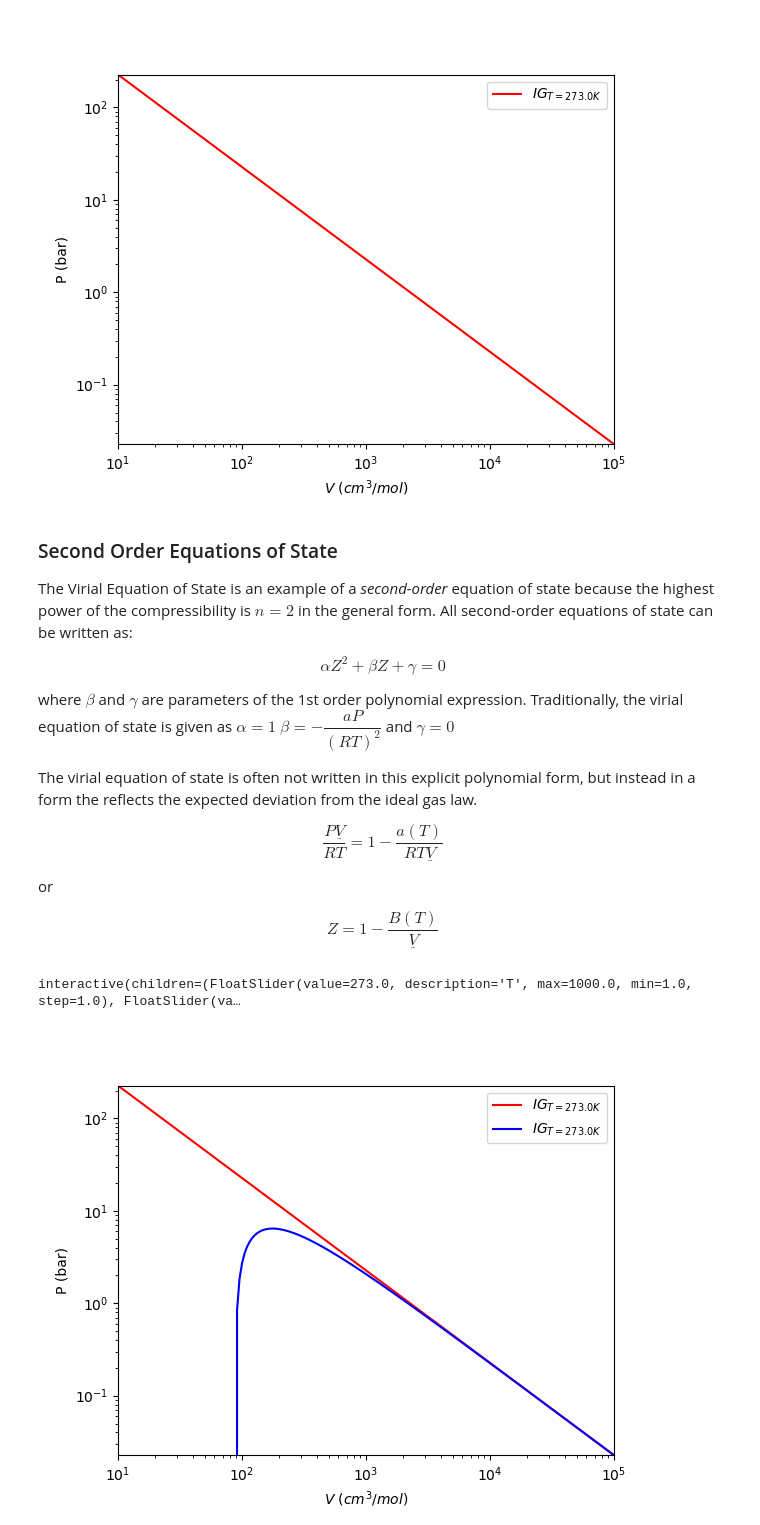
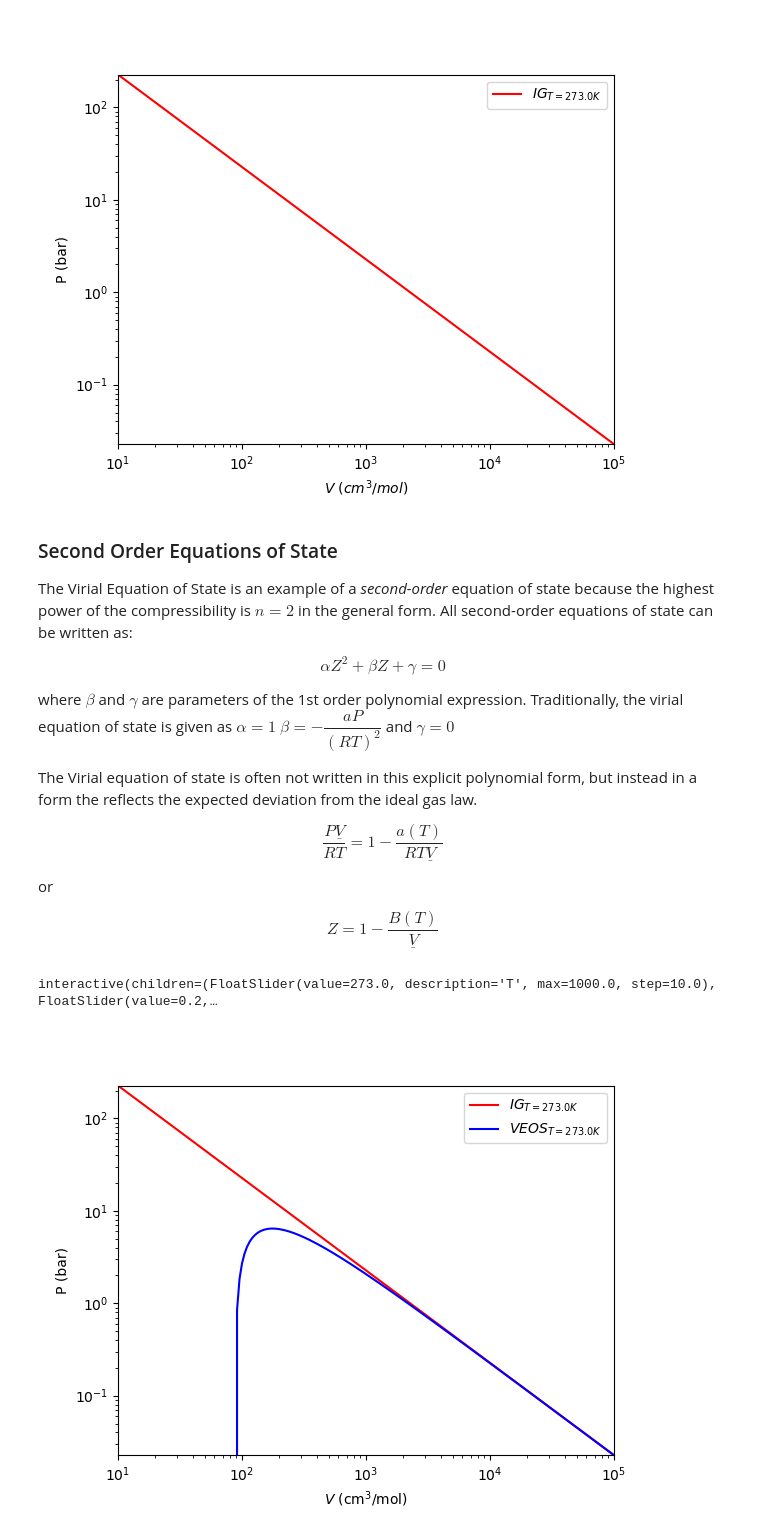
Before and after one commit to richardslaboratory/ChBE211_OER, a Jupyter notebook: _sources/Ch4/2.Virial-Equations-of-State.ipynb, the cells around one changed output. Cells and saved outputs as stored; diff of their text form; code cells hidden in the pictures.

```diff
--- a/_sources/Ch4/2.Virial-Equations-of-State.ipynb
+++ b/_sources/Ch4/2.Virial-Equations-of-State.ipynb
@@ -76,7 +81,7 @@ $$ \alpha Z^2 + \beta Z+\gamma=0 $$
 
 where $\beta$ and $\gamma$ are parameters of the 1st order polynomial expression. Traditionally, the virial equation of state is given as $\alpha=1$ $\beta=-\dfrac{aP}{(RT)^2}$ and $\gamma=0$
 
-The virial equation of state is often not written in this explicit polynomial form, but instead in a form the reflects the expected deviation from the ideal gas law.
+The Virial equation of state is often not written in this explicit polynomial form, but instead in a form the reflects the expected deviation from the ideal gas law.
 
 $$\dfrac{P\underline{V}}{RT}=1-\dfrac{a(T)}{RT\underline{V}}$$
 
@@ -86,47 +91,51 @@ $$Z=1-\dfrac{B(T)}{\underline{V}}$$
 # %%
 %matplotlib widget
 from ipywidgets import *
 import matplotlib.pyplot as plt
 import numpy as np
 
-##lets define some properties
-R=8.314##J/mol*K
+# Define constants
+R = 8.314  # J/mol*K
 
-##typical molar valume ranges fall in this value of density
-V=np.logspace(1,5,201)##cm3/mol
-T=298 ## Kelvin
-a=0.2##Pa*m^6/mol
+# Typical molar volume ranges
+V = np.logspace(1, 5, 201)  # cm^3/mol
+T = 298  # Kelvin
+a = 0.2  # Pa*m^6/mol
 
-def P_VEOS(T,V,a):
+def P_IG(T, V):
+    return R * T / V  # bar (scaled)
 
-    return R*T/V-a*10**6/V**2 ## units returned in bar
+def P_VEOS(T, V, a):
+    return R * T / V - a*10**6 / V**2  # bar
 
 fig = plt.figure()
 ax = fig.add_subplot(1, 1, 1)
 
-line1,=plt.plot(V,P_IG(T,V),'-r',label=r'$IG_{T=%3.1f K}$'%T)
-line2,=plt.plot(V,P_VEOS(T,V,a),'-b',label=r'$VEOS_{T=%3.1f K}$'%T)
+line1, = plt.plot(V, P_IG(T, V), '-r', label=r'$IG_{T=%3.1f K}$' % T)
+line2, = plt.plot(V, P_VEOS(T, V, a), '-b', label=r'$VEOS_{T=%3.1f K}$' % T)
 
 plt.yscale('log')
 plt.xscale('log')
 plt.ylabel('P (bar)')
-plt.xlabel(r'$V$ $(cm^3/mol)$')
+plt.xlabel(r'$V$ (cm$^3$/mol)')
 plt.legend()
 
-def update(T=273,a=0.2):
-    line1.set_data(V,P_IG(T,V))
-    line1.set_label(r'$IG_{T=%3.1f K}$'%T)
-    line2.set_data(V,P_VEOS(T,V,a))
-    line2.set_label(r'$IG_{T=%3.1f K}$'%T)
-    plt.xlim(min(V),max(V))
-    plt.ylim(min(P_IG(T,V)),max(P_IG(T,V)))
+def update(T=273, a=0.2):
+    line1.set_data(V, P_IG(T, V))
+    line1.set_label(r'$IG_{T=%3.1f K}$' % T)
+
+    line2.set_data(V, P_VEOS(T, V, a))
+    line2.set_label(r'$VEOS_{T=%3.1f K}$' % T)
+
+    plt.xlim(min(V), max(V))
+    plt.ylim(min(P_IG(T, V)), max(P_IG(T, V)))
     plt.legend()
     fig.canvas.draw_idle()
 
-interact(update,T=(1,1000.0,1.0),a=(0.001,1.0,0.001));
+interact(update, T=(0, 1000.0, 10.0), a=(0.001, 1.0, 0.001));
 # %% [output]
-interactive(children=(FloatSlider(value=273.0, description='T', max=1000.0, min=1.0, step=1.0), FloatSlider(va…
+interactive(children=(FloatSlider(value=273.0, description='T', max=1000.0, step=10.0), FloatSlider(value=0.2,…
-[figure, old version]
+[figure, new version]
 # %% [markdown]
 ## Cubic (Third Order) Equations of State
 
```
Also changed, not shown: parts of 19 cells of this notebook, 29 other files.
